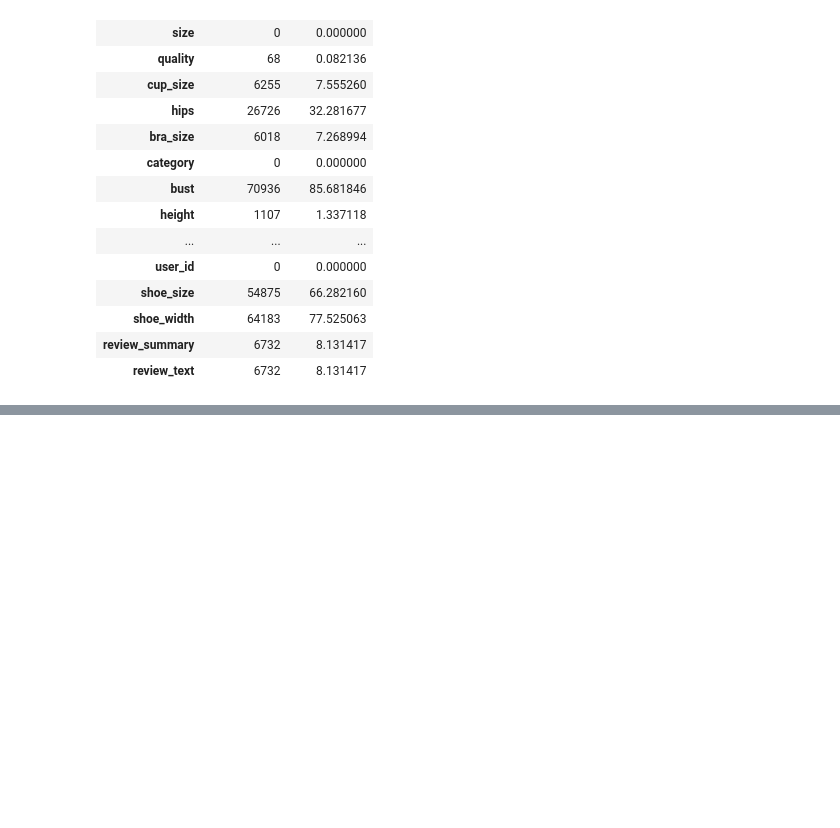
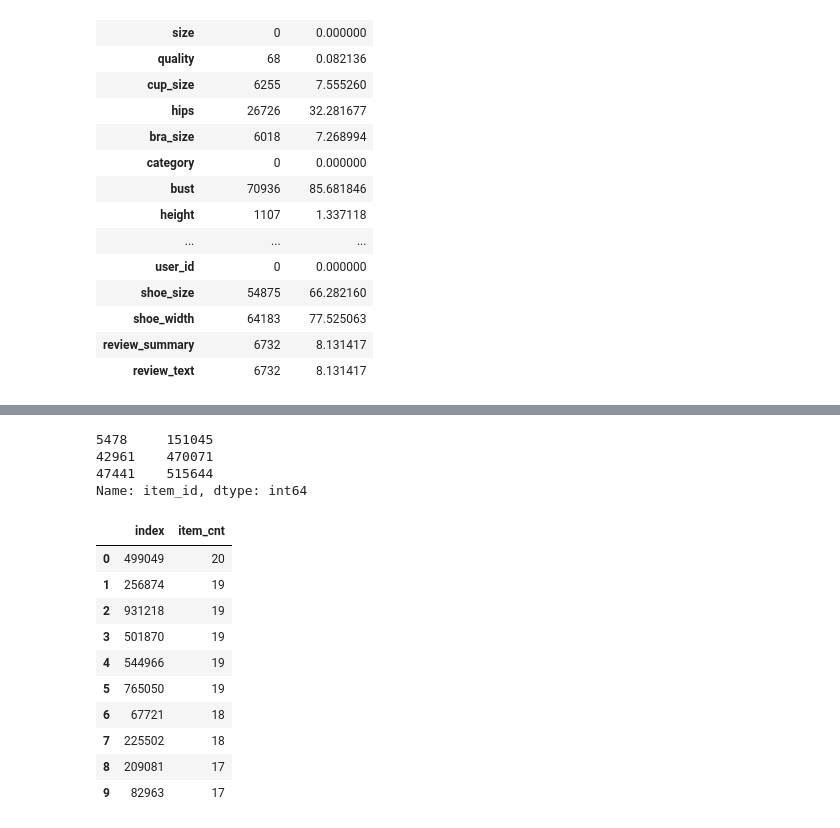
Before and after one commit to countofkant/AI-ExpertFW-Prj, a Jupyter notebook: cloth recommendation_EDA_KDY.ipynb, the cells around one changed output, grey strips where cells are left out. Cells and saved outputs as stored; diff of their text form; code cells hidden in the pictures; blank space fills up the shorter version.

```diff
--- a/cloth recommendation_EDA_KDY.ipynb
+++ b/cloth recommendation_EDA_KDY.ipynb
@@ -227,0 +269,21 @@ df_null_size = mc_df_null_cnt.sort_values(by=['item_id'], ascending = False)
+# %%
+item_list
+# %% [output]
+5478     151045
+42961    470071
+47441    515644
+Name: item_id, dtype: int64
+# %%
+user_missing_cnt_10
+# %% [output]
+|  | index | item_cnt |
+| 0 | 499049 | 20 |
+| 1 | 256874 | 19 |
+| 2 | 931218 | 19 |
+| 3 | 501870 | 19 |
+| 4 | 544966 | 19 |
+| 5 | 765050 | 19 |
+| 6 | 67721 | 18 |
+| 7 | 225502 | 18 |
+| 8 | 209081 | 17 |
+| 9 | 82963 | 17 |
```
Also changed, not shown: parts of 5 cells of this notebook.
